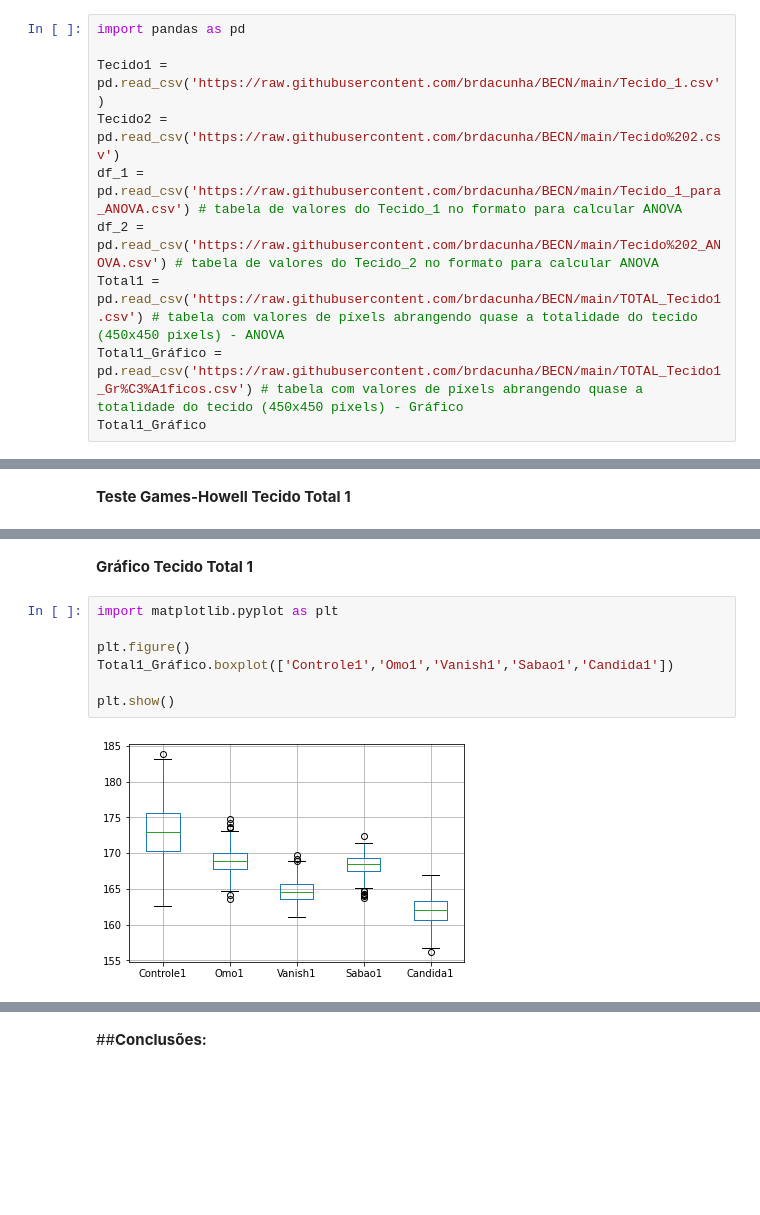
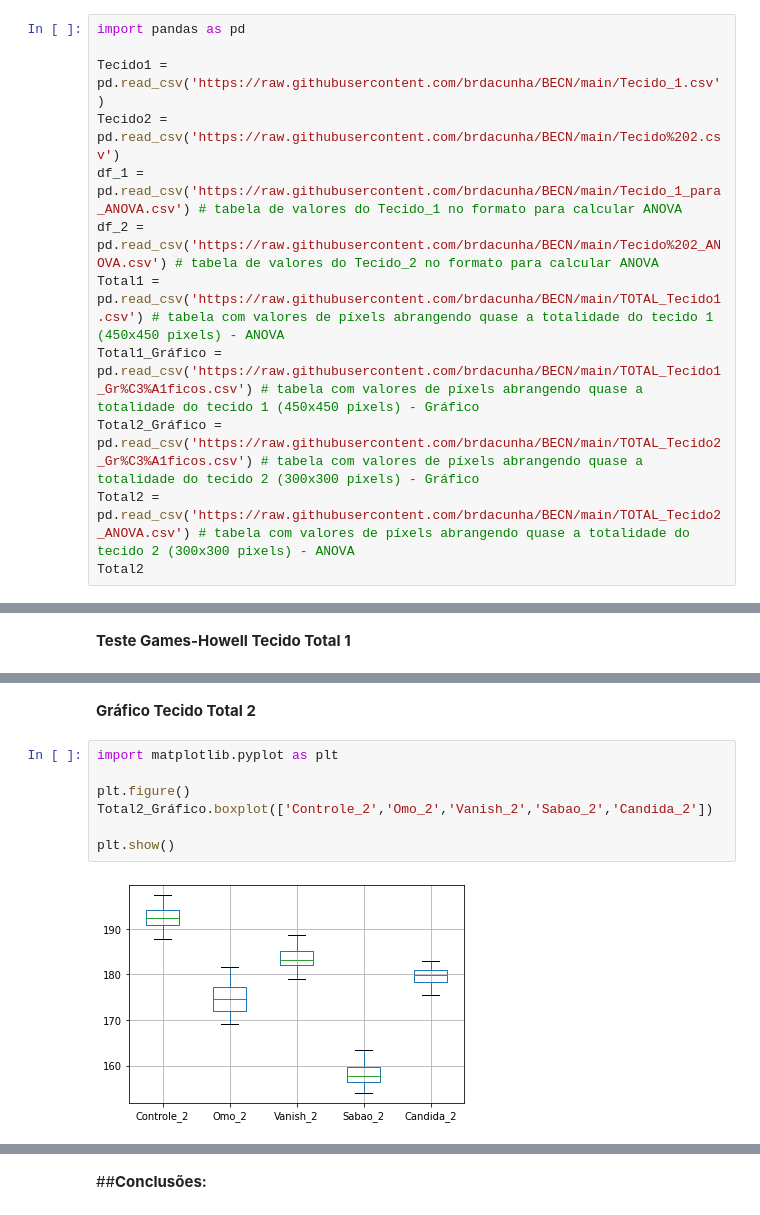
Before and after one commit to brdacunha/BECN, a Jupyter notebook: Valores_de_Cinza_BECN.ipynb, the cells around one changed output, grey strips where cells are left out. Cells and saved outputs as stored; diff of their text form; blank space fills up the shorter version.

```diff
--- a/Valores_de_Cinza_BECN.ipynb
+++ b/Valores_de_Cinza_BECN.ipynb
@@ -9,7 +9,9 @@ Tecido1 = pd.read_csv('https://raw.githubusercontent.com/brdacunha/BECN/main/Tec
 Tecido2 = pd.read_csv('https://raw.githubusercontent.com/brdacunha/BECN/main/Tecido%202.csv')
 df_1 = pd.read_csv('https://raw.githubusercontent.com/brdacunha/BECN/main/Tecido_1_para_ANOVA.csv') # tabela de valores do Tecido_1 no formato para calcular ANOVA
 df_2 = pd.read_csv('https://raw.githubusercontent.com/brdacunha/BECN/main/Tecido%202_ANOVA.csv') # tabela de valores do Tecido_2 no formato para calcular ANOVA
-Total1 = pd.read_csv('https://raw.githubusercontent.com/brdacunha/BECN/main/TOTAL_Tecido1.csv') # tabela com valores de píxels abrangendo quase a totalidade do tecido (450x450 pixels) - ANOVA
-Total1_Gráfico = pd.read_csv('https://raw.githubusercontent.com/brdacunha/BECN/main/TOTAL_Tecido1_Gr%C3%A1ficos.csv') # tabela com valores de píxels abrangendo quase a totalidade do tecido (450x450 pixels) - Gráfico
-Total1_Gráfico
+Total1 = pd.read_csv('https://raw.githubusercontent.com/brdacunha/BECN/main/TOTAL_Tecido1.csv') # tabela com valores de píxels abrangendo quase a totalidade do tecido 1 (450x450 pixels) - ANOVA
+Total1_Gráfico = pd.read_csv('https://raw.githubusercontent.com/brdacunha/BECN/main/TOTAL_Tecido1_Gr%C3%A1ficos.csv') # tabela com valores de píxels abrangendo quase a totalidade do tecido 1 (450x450 pixels) - Gráfico
+Total2_Gráfico = pd.read_csv('https://raw.githubusercontent.com/brdacunha/BECN/main/TOTAL_Tecido2_Gr%C3%A1ficos.csv') # tabela com valores de píxels abrangendo quase a totalidade do tecido 2 (300x300 pixels) - Gráfico
+Total2 = pd.read_csv('https://raw.githubusercontent.com/brdacunha/BECN/main/TOTAL_Tecido2_ANOVA.csv') # tabela com valores de píxels abrangendo quase a totalidade do tecido 2 (300x300 pixels) - ANOVA
+Total2
 # %% [output]
@@ -139,13 +74,13 @@ pt_Total1.round(3)
 | 8 | Omo1 | Vanish1 | 168.974 | 164.647 | 4.327 | 0.111 | 39.035 | 894.661 | 0.0 | 2.599 |
 | 9 | Sabao1 | Vanish1 | 168.435 | 164.647 | 3.789 | 0.100 | 37.941 | 883.404 | 0.0 | 2.527 |
 # %% [markdown]
-**Gráfico Tecido Total 1**
+**Gráfico Tecido Total 2**
 # %%
 import matplotlib.pyplot as plt
 
 plt.figure()
-Total1_Gráfico.boxplot(['Controle1','Omo1','Vanish1','Sabao1','Candida1'])
+Total2_Gráfico.boxplot(['Controle_2','Omo_2','Vanish_2','Sabao_2','Candida_2'])
 
 plt.show()
 # %% [output]
-[figure, old version]
+[figure, new version]
```
Also changed, not shown: parts of 20 cells of this notebook.
